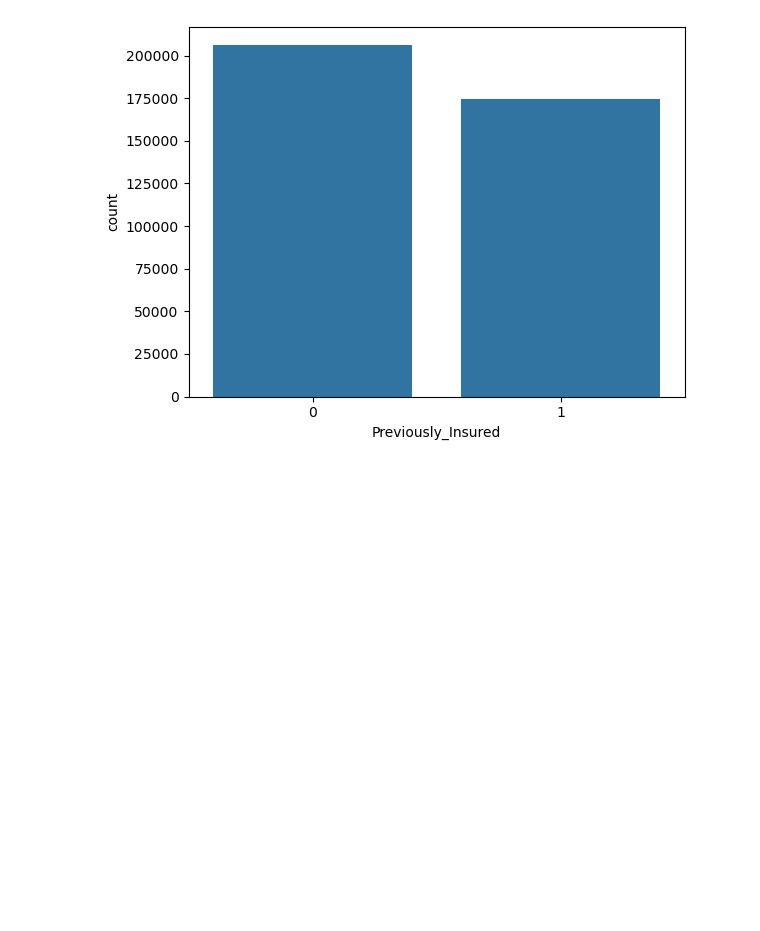
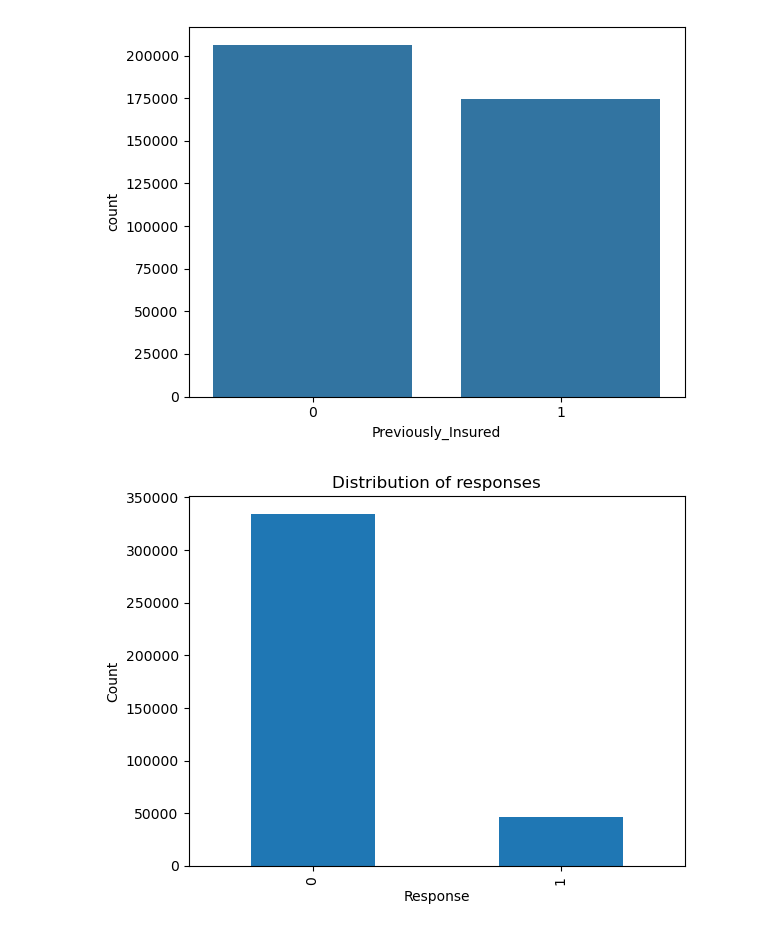
Before and after one commit to Vishnuteja229/VEHICLE_INSURANCE, a Jupyter notebook: notebook/vehicle_insurance.ipynb, the cells around one changed output. Cells and saved outputs as stored; diff of their text form; code cells hidden in the pictures; blank space fills up the shorter version.

```diff
--- a/notebook/vehicle_insurance.ipynb
+++ b/notebook/vehicle_insurance.ipynb
@@ -133,3 +174,13 @@ sns.barplot(df['Previously_Insured'].value_counts())
 plt.show()
 # %% [output]
 [figure]
+# %%
+response_counts=df['Response'].value_counts()
+# %%
+response_counts.plot(kind="bar")
+plt.xlabel('Response')
+plt.ylabel('Count')
+plt.title('Distribution of responses')
+plt.show()
+# %% [output]
+[figure, added]
```
Also changed, not shown: parts of 37 cells of this notebook, 2 other files.
